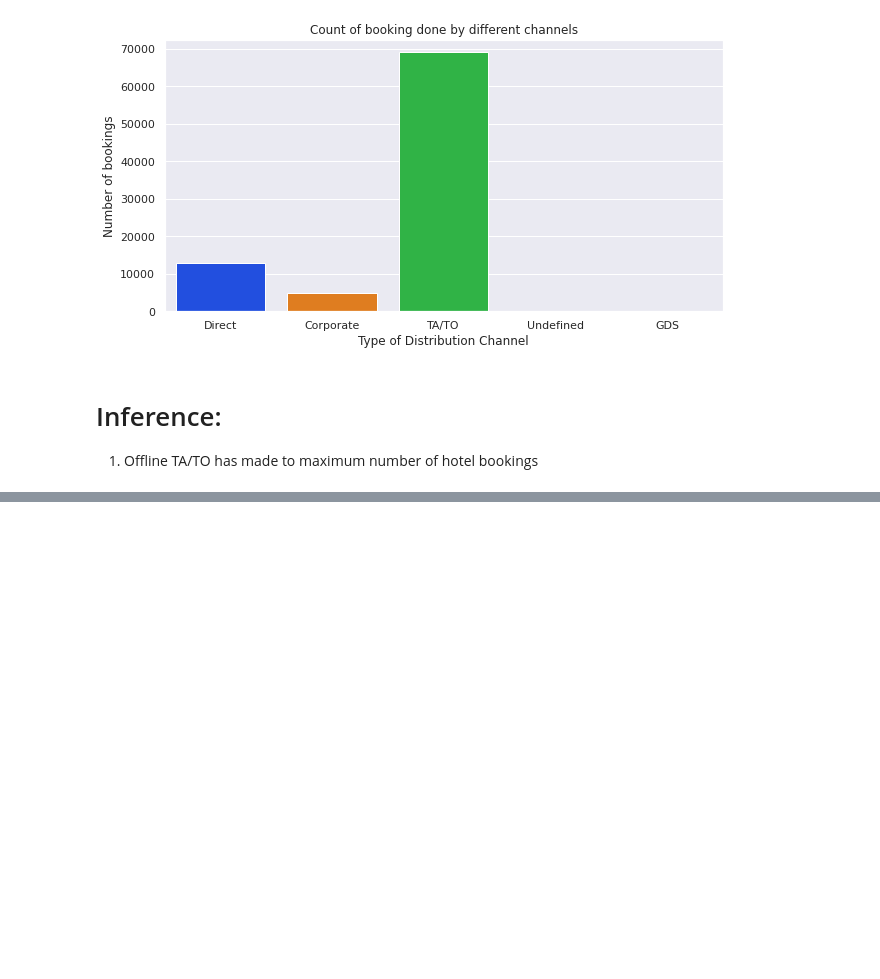
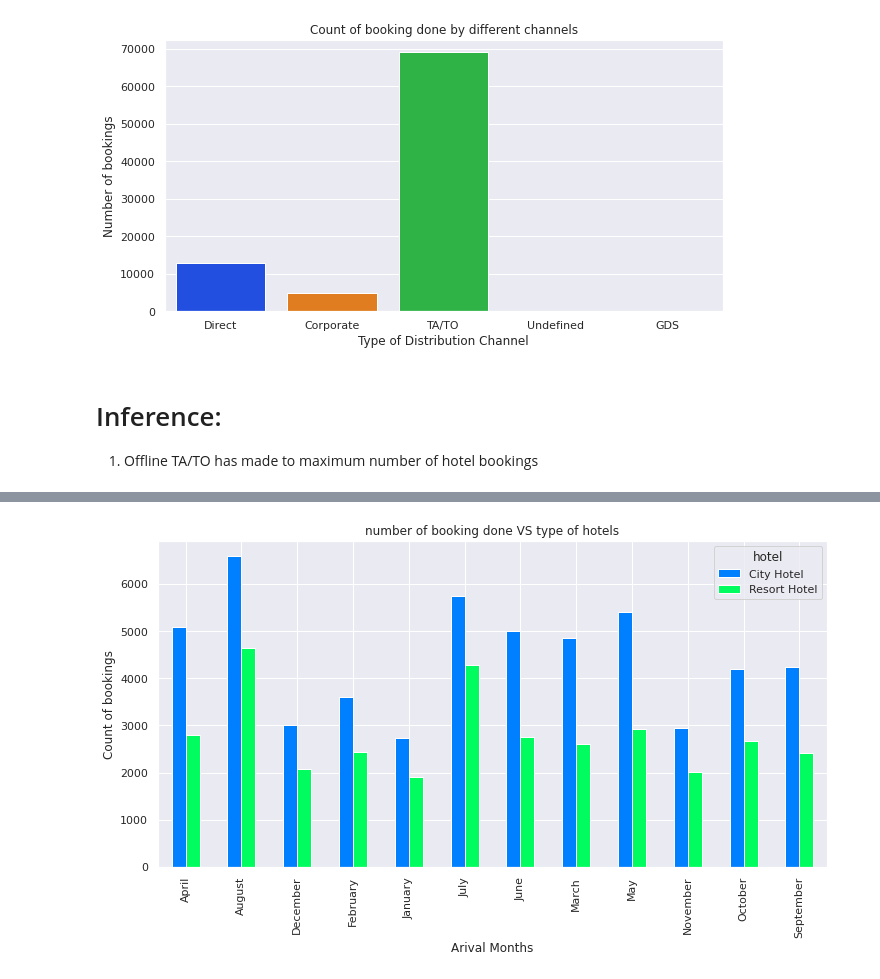
Before and after one commit to manojkb04/EDA_Hotel_Booking, a Jupyter notebook: Hotel_Booking_Analysis_Capstone_Project.ipynb, the cells around one changed output, grey strips where cells are left out. Saved outputs shown, nothing was run; the diff lists cells and outputs as text; code cells hidden in the pictures; blank space fills up the shorter version.

```diff
--- a/Hotel_Booking_Analysis_Capstone_Project.ipynb
+++ b/Hotel_Booking_Analysis_Capstone_Project.ipynb
@@ -724,0 +801,11 @@ plt.show()
+# %%
+# Grouping the arrival_date_month and hotel together
+
+arrival_month_hotels = data.groupby(['arrival_date_month', 'hotel']).size()
+
+#changing the wide table to a long table using unstack() method
+
+arrival_month_hotels = arrival_month_hotels.unstack()
+
+print('Unstacked Grouped Data between arrival_date_month and hotel\n\n')
+arrival_month_hotels
@@ -724,0 +828,12 @@ plt.show()
+# %%
+# Ploting Graph to get the number of booking done for different kind of hotels
+
+arrival_month_hotels.plot(kind = 'bar',figsize = (12,6))
+
+plt.title("number of booking done VS type of hotels")
+plt.xlabel('Arival Months')
+plt.ylabel('Count of bookings')
+
+plt.show()
+# %% [output]
+[figure, added]
```
Also changed, not shown: parts of 18 cells of this notebook.
